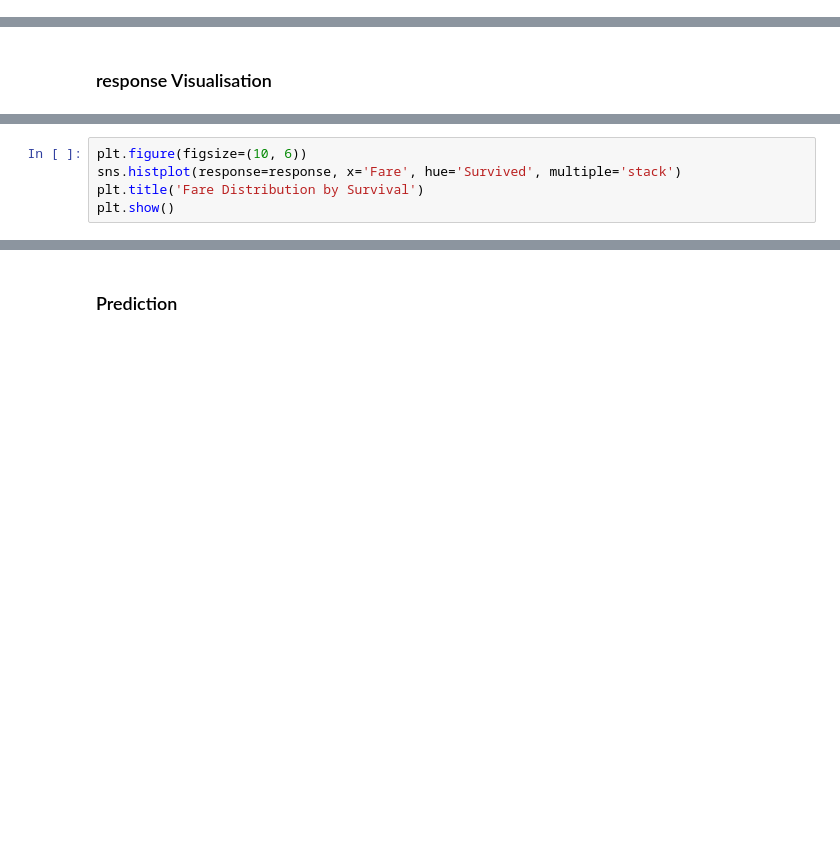
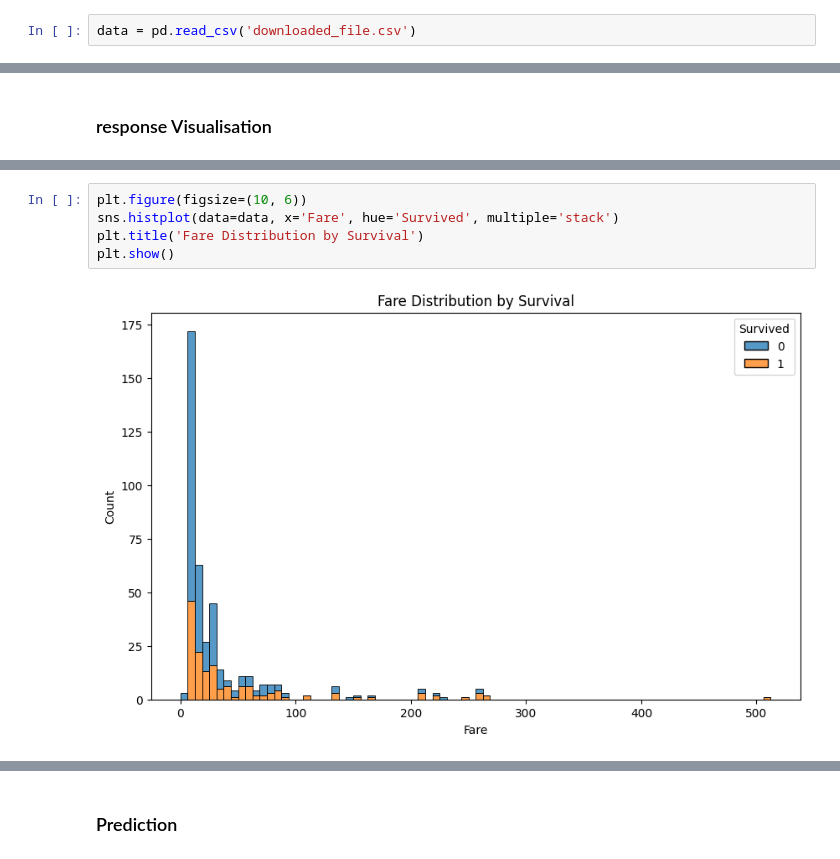
Before and after one commit to tfugnashik/examples, a Jupyter notebook: Titanic_Dataset/titanic_survival.ipynb, the cells around one changed output, grey strips where cells are left out. Drawn from its saved outputs; the diff is of its cells as text; blank space fills up the shorter version.

```diff
--- a/Titanic_Dataset/titanic_survival.ipynb
+++ b/Titanic_Dataset/titanic_survival.ipynb
@@ -33,3 +28,5 @@ AttributeError: 'Response' object has no attribute 'head'
+# %%
+data = pd.read_csv('downloaded_file.csv')
 # %%
 # Display summary
 display(data.describe())
@@ -69,8 +80,10 @@ plt.show()
 # %%
 plt.figure(figsize=(10, 6))
-sns.histplot(response=response, x='Fare', hue='Survived', multiple='stack')
+sns.histplot(data=data, x='Fare', hue='Survived', multiple='stack')
 plt.title('Fare Distribution by Survival')
 plt.show()
+# %% [output]
+[figure, added]
 # %%
 # Calculate the correlation matrix
 comparison_vars = ['Age', 'Fare', 'SibSp', 'Parch']
```
Also changed, not shown: parts of 7 cells of this notebook.
